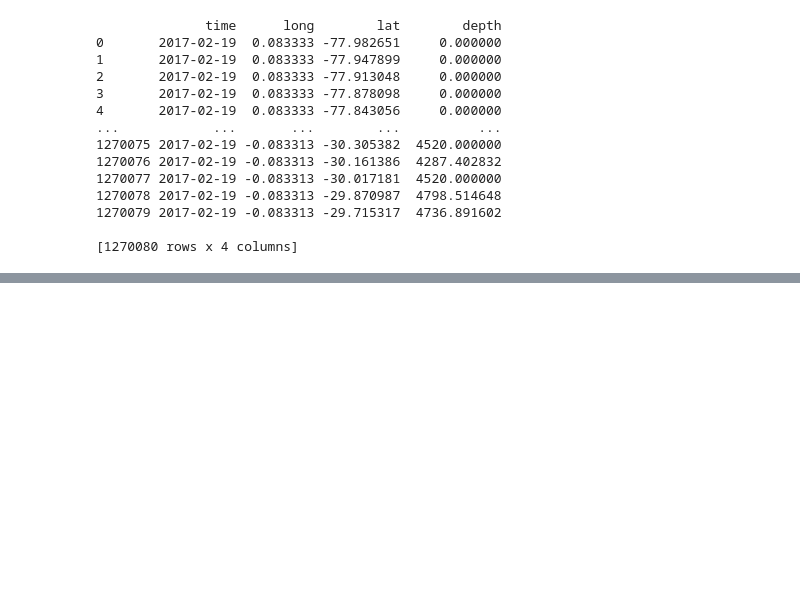
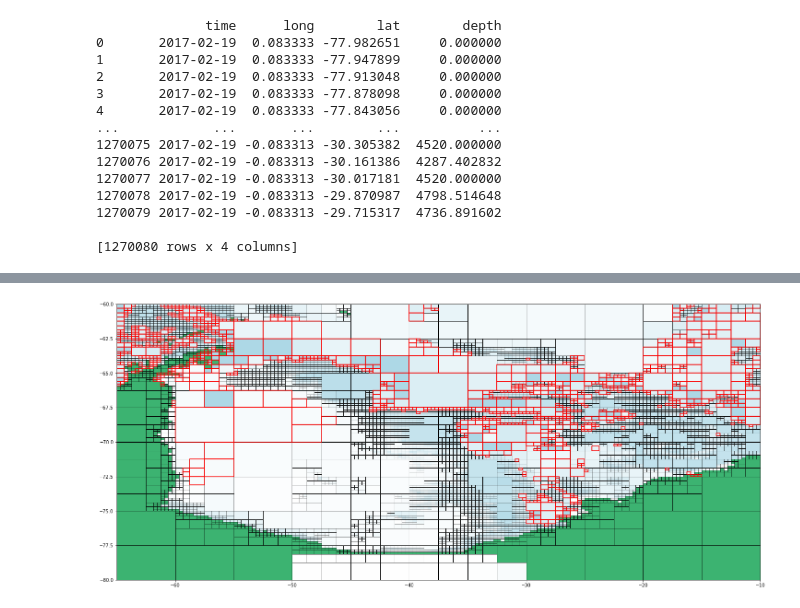
Before and after one commit to antarctica/PolarRoute, a Jupyter notebook: Modis_Testing.ipynb, the cells around one changed output, grey strips where cells are left out. Saved outputs shown, nothing was run; the diff lists cells and outputs as text; code cells hidden in the pictures; blank space fills up the shorter version.

```diff
--- a/Modis_Testing.ipynb
+++ b/Modis_Testing.ipynb
@@ -124,0 +197,4 @@ modis_grid.plot()
+# %%
+modis_grid.plot(highlightCellBoxes = {"red":cellBoxes_under_minimum})
+# %% [output]
+[figure, added]
```
Also changed, not shown: parts of 28 cells of this notebook, 1 other file.
